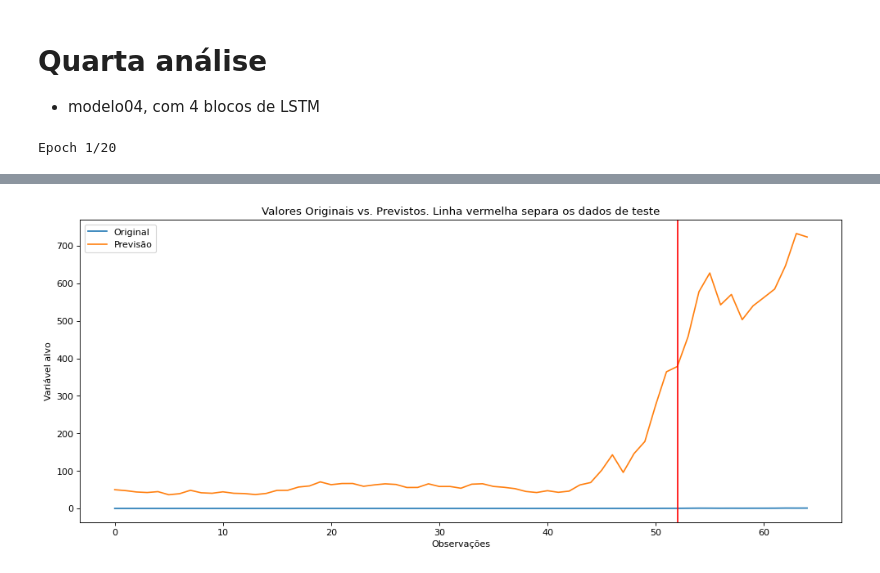
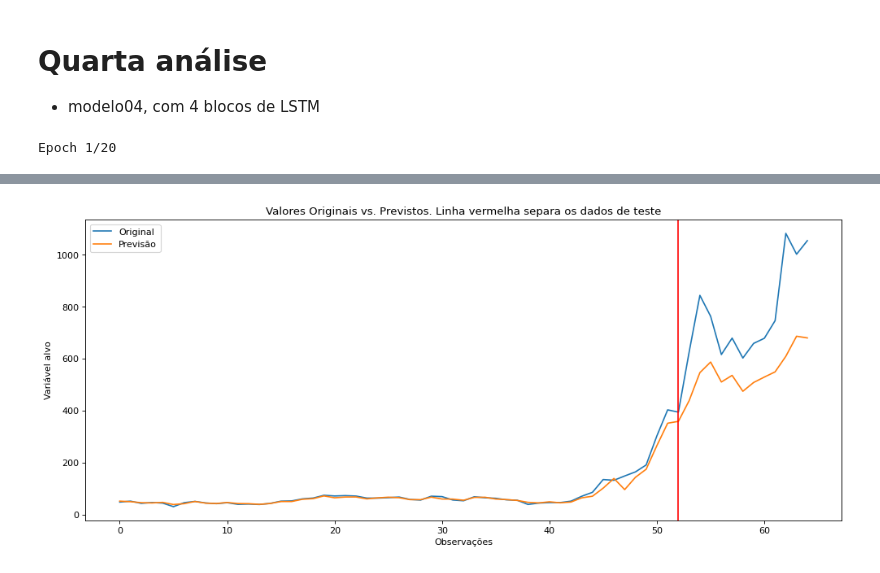
Before and after one commit to patriani/RNN_LSTM_Tesla_stock, a Jupyter notebook: ELT575_Semana3_ES119663.ipynb, the cells around one changed output, grey strips where cells are left out. Cells and saved outputs as stored; diff of their text form; code cells hidden in the pictures.

```diff
--- a/ELT575_Semana3_ES119663.ipynb
+++ b/ELT575_Semana3_ES119663.ipynb
@@ -299,8 +299,11 @@ def create_RNN(hidden_units, dense_units, input_shape, activation):
     model = Sequential()
     # Parameter return_sequences=True => SimpleRNN layer returns sequences so that the output has the same number of time steps as the input, making it compatible with the second SimpleRNN layer
     model.add(LSTM(hidden_units, input_shape=input_shape,activation=activation[0],return_sequences=True))
+    model.add(Dropout(0.2))
     model.add(LSTM(hidden_units, activation=activation[1],return_sequences=True))
+    model.add(Dropout(0.2))
     model.add(LSTM(hidden_units, activation=activation[1],return_sequences=True))
+    model.add(Dropout(0.2))
     model.add(LSTM(hidden_units, activation=activation[1]))
     model.add(Dropout(0.2))
     model.add(Dense(units=dense_units, activation=activation[1]))
@@ -318,12 +321,13 @@ test_predict_04 = model_04.predict(testX_04)
 # predicting
 predicted_train_prices_04 = scaler.inverse_transform(train_predicted_04)
 predicted_test_prices_04 = scaler.inverse_transform(test_predict_04)
-actual_prices_04 = scaler.inverse_transform(testY_04.reshape(-1, 1))
+current_train_prices_04 = scaler.inverse_transform(trainY_04.reshape(-1, 1))
+current_test_prices_04 = scaler.inverse_transform(testY_04.reshape(-1, 1))
 
 # Mean square error
-print_error(trainY_04, testY_04, predicted_train_prices_04, predicted_test_prices_04)
+print_error(current_train_prices_04, current_test_prices_04, predicted_train_prices_04, predicted_test_prices_04)
 
 # Plot the result
-plot_result(trainY_04, testY_04, predicted_train_prices_04, predicted_test_prices_04)
+plot_result(current_train_prices_04, current_test_prices_04, predicted_train_prices_04, predicted_test_prices_04)
 # %% [output]
 Epoch 1/20
@@ -347 +351 @@ Raíz do Erro Médio Quadrático para Teste: 579.966
-[figure, old version]
+[figure, new version]
```
Also changed, not shown: parts of 1 cell of this notebook.
